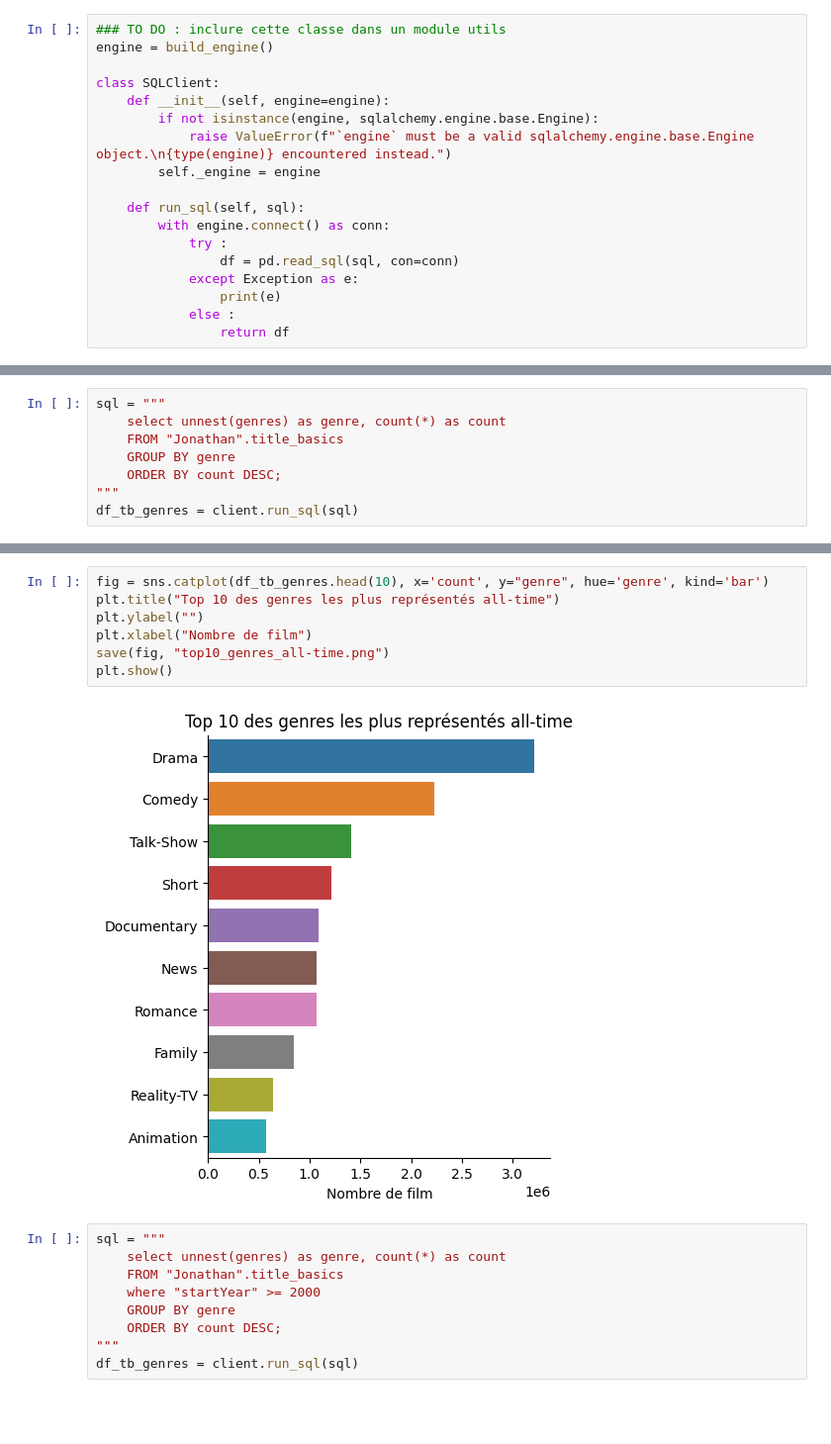
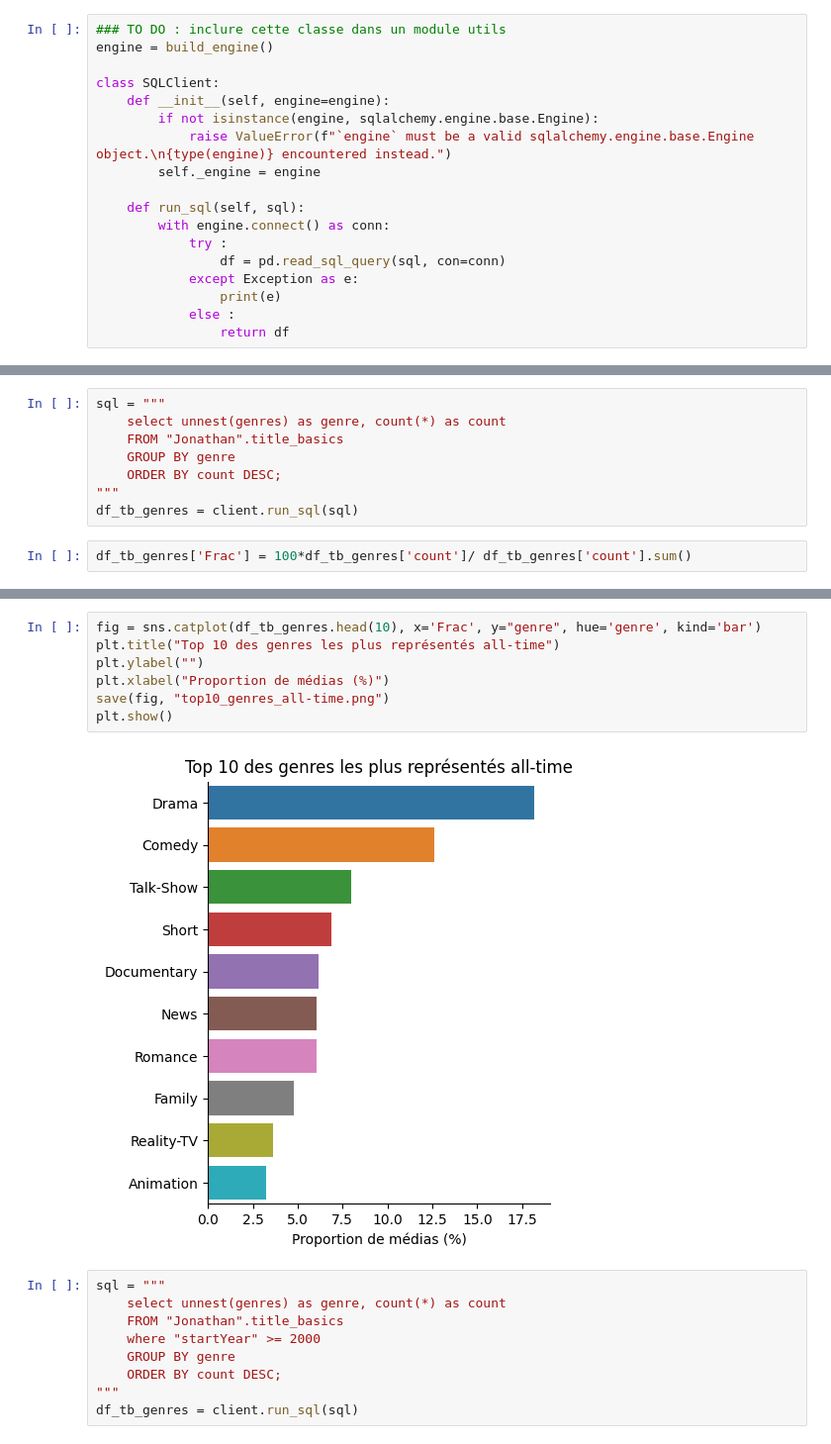
Before and after one commit to data-IA-2024/netfloox-recommandation-gr3, a Jupyter notebook: AnalyzeEDA.ipynb, the cells around one changed output, grey strips where cells are left out. Shown at 99% size. Saved outputs shown, nothing was run; the diff lists cells and outputs as text; blank space fills up the shorter version.

```diff
--- a/AnalyzeEDA.ipynb
+++ b/AnalyzeEDA.ipynb
@@ -20,7 +20,7 @@ class SQLClient:
     def run_sql(self, sql):
         with engine.connect() as conn:
             try :
-                df = pd.read_sql(sql, con=conn)
+                df = pd.read_sql_query(sql, con=conn)
             except Exception as e:
                 print(e)
             else :
@@ -223,6 +223,8 @@ sql = """
     ORDER BY count DESC;
 """
 df_tb_genres = client.run_sql(sql)
+# %%
+df_tb_genres['Frac'] = 100*df_tb_genres['count']/ df_tb_genres['count'].sum()
 # %%
 df_tb_genres
 # %% [output]
@@ -246,12 +248,12 @@ df_tb_genres
 # %%
-fig = sns.catplot(df_tb_genres.head(10), x='count', y="genre", hue='genre', kind='bar')
+fig = sns.catplot(df_tb_genres.head(10), x='Frac', y="genre", hue='genre', kind='bar')
 plt.title("Top 10 des genres les plus représentés all-time")
 plt.ylabel("")
-plt.xlabel("Nombre de film")
+plt.xlabel("Proportion de médias (%)")
 save(fig, "top10_genres_all-time.png")
 plt.show()
 # %% [output]
-[figure, old version]
+[figure, new version]
 # %%
 sql = """
     select unnest(genres) as genre, count(*) as count
```
Also changed, not shown: parts of 55 cells of this notebook.
